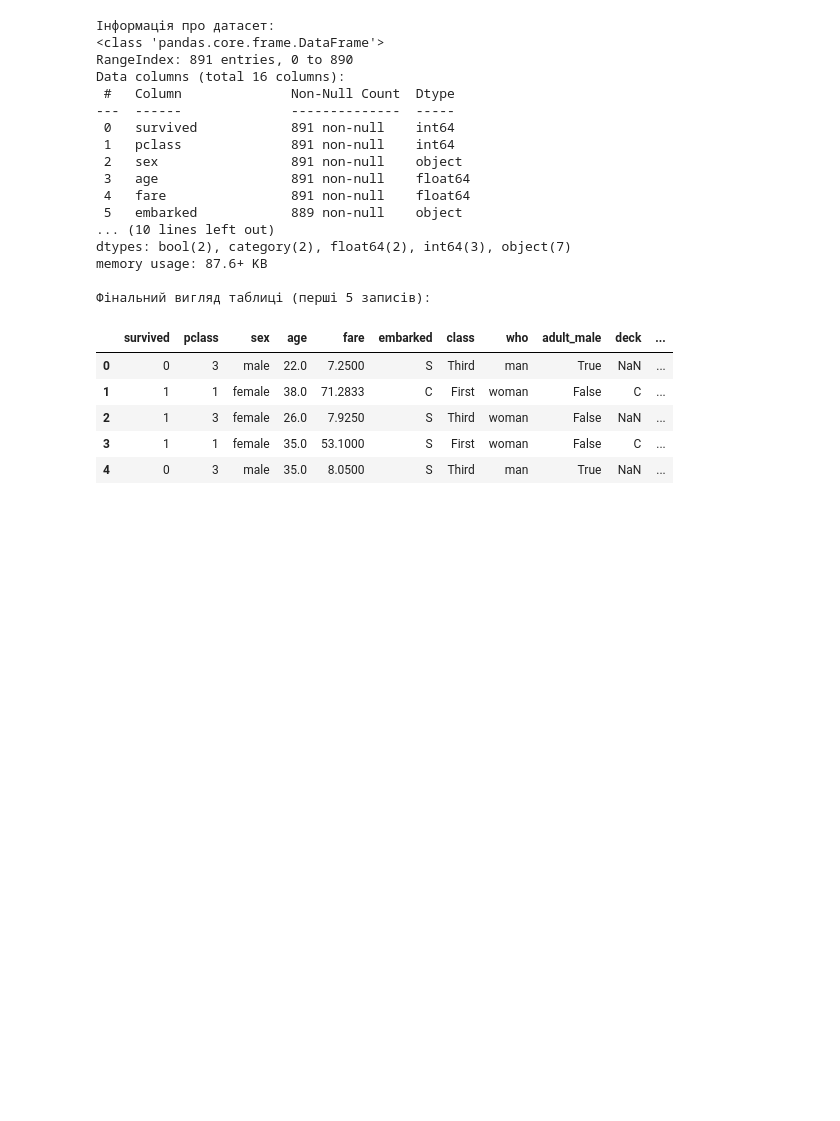
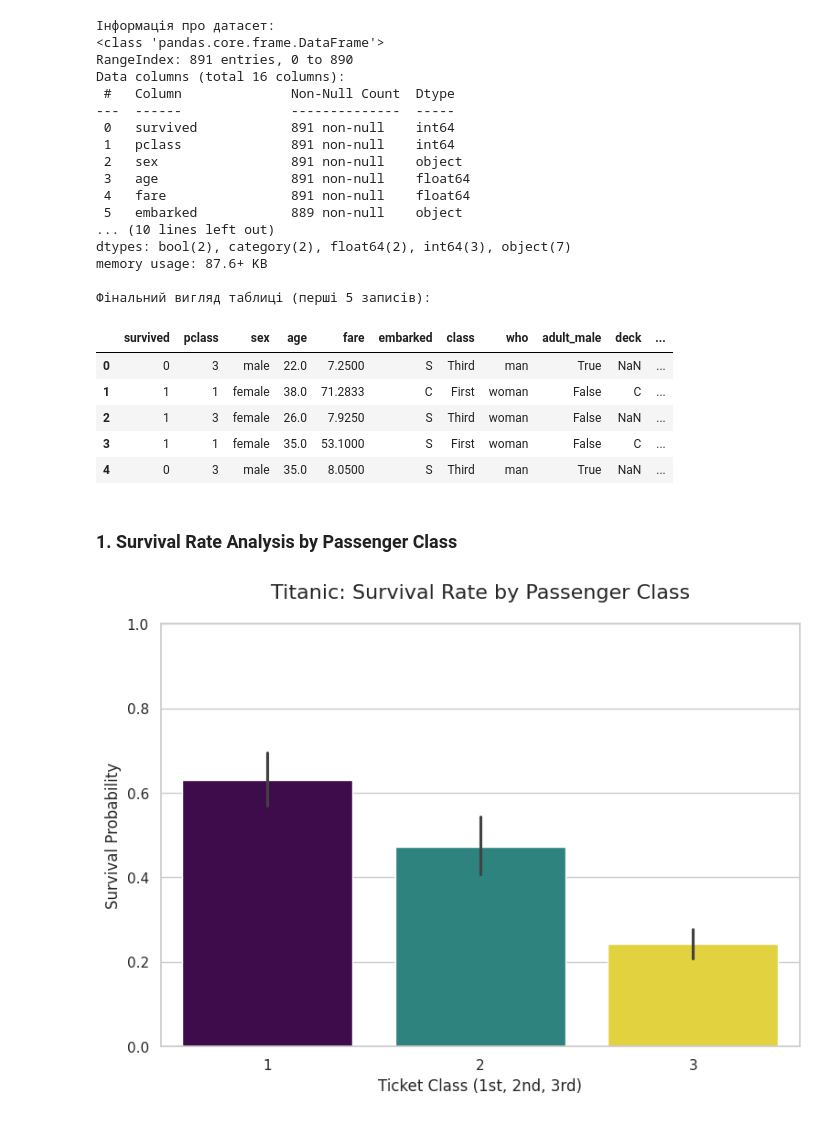
Before and after one commit to s107geo-svg/Data-Analytics-Projects, a Jupyter notebook: Titanic_Survival_Analysis.ipynb, the cells around one changed output. Saved outputs shown, nothing was run; the diff lists cells and outputs as text; code cells hidden in the pictures; blank space fills up the shorter version.

```diff
--- a/Titanic_Survival_Analysis.ipynb
+++ b/Titanic_Survival_Analysis.ipynb
@@ -288,3 +289,22 @@ memory usage: 87.6+ KB
 | 2 | 1 | 3 | female | 26.0 | 7.9250 | S | Third | woman | False | NaN | ... |
 | 3 | 1 | 1 | female | 35.0 | 53.1000 | S | First | woman | False | C | ... |
 | 4 | 0 | 3 | male | 35.0 | 8.0500 | S | Third | man | True | NaN | ... |
+# %% [markdown]
+### **1. Survival Rate Analysis by Passenger Class**
+# %%
+import seaborn as sns
+import matplotlib.pyplot as plt
+import warnings
+warnings.filterwarnings('ignore')
+sns.set_theme(style="whitegrid")
+
+# Графік виживання за класами
+plt.figure(figsize=(9, 6))
+sns.barplot(x='pclass', y='survived', hue='pclass', data=titanic, palette='viridis', legend=False)
+plt.title('Titanic: Survival Rate by Passenger Class', fontsize=16, pad=20)
+plt.ylabel('Survival Probability', fontsize=12)
+plt.xlabel('Ticket Class (1st, 2nd, 3rd)', fontsize=12)
+plt.ylim(0, 1)
+plt.show()
+# %% [output]
+[figure, added]
```
Also changed, not shown: parts of 5 cells of this notebook.
